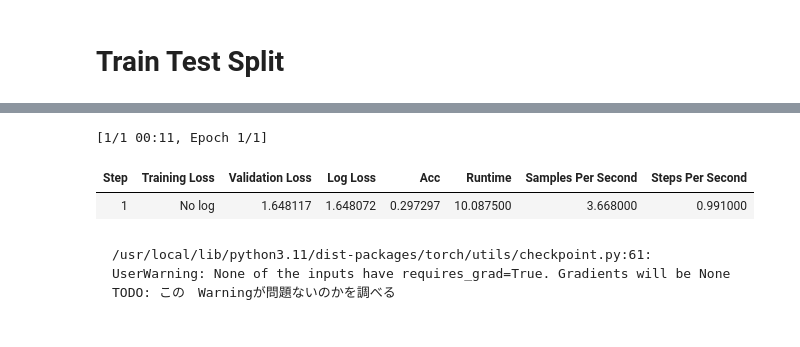
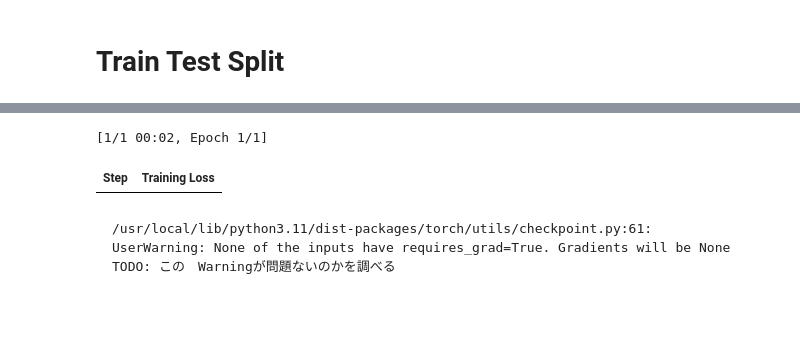
Before and after one commit to sinchir0/lmsys, a Jupyter notebook: lmsys/exp/exp055.ipynb, the cells around one changed output, grey strips where cells are left out. Saved outputs shown, nothing was run; the diff lists cells and outputs as text; code cells hidden in the pictures.

````diff
--- a/lmsys/exp/exp055.ipynb
+++ b/lmsys/exp/exp055.ipynb
@@ -424,4 +366,7 @@ data_collator = DataCollatorWithPadding(tokenizer=tokenizer, pad_to_multiple_of=
 # %%
+def make_format(prompt_text: str, response_a: str, response_b: str) -> str:
+    return f"### Instruction\n\nWhich model's answer is appropriate for the prompt?　If both are appropriate, answer `tie`.\n\n### Prompt\n{prompt_text}\n\n### A\n{response_a}\n\n### B\n{response_b}"
+
 def cut_most_length_text(prompt: str, response_a: str, response_b: str, cut_num: int):
 
     prompt_len = len(prompt.split(" "))
@@ -440,7 +385,8 @@ def cut_most_length_text(prompt: str, response_a: str, response_b: str, cut_num:
     return prompt, response_a, response_b
 
 def tokenize(example):
-    cut_len = TRAINING_MAX_LENGTH - 16 # bos, '\n\n', '<', 'prompt', '>:',  '<', 'response', '_', 'a', '>:', '<',  'response',  '_',  'b',  '>:', eos
+    # cut_len = TRAINING_MAX_LENGTH - 16 -36 # 16はbos, '\n\n', '<', 'prompt', '>:',  '<', 'response', '_', 'a', '>:', '<',  'response',  '_',  'b',  '>:', eos
+    cut_len = TRAINING_MAX_LENGTH -36 # # 36はプロンプトのtoken数
 
     # 要素が　null　の場合を""に置換する
     # listにする
@@ -448,11 +394,12 @@ def tokenize(example):
     response_a = " ".join(eval(example["response_a"], {"null": ""}))
     response_b = " ".join(eval(example["response_b"], {"null": ""}))
 
-    prompt = "<prompt>: " + prompt
-    response_a = "\n\n<response_a>: " + response_a
-    response_b = "\n\n<response_b>: " + response_b
+    # prompt = "<prompt>: " + prompt
+    # response_a = "\n\n<response_a>: " + response_a
+    # response_b = "\n\n<response_b>: " + response_b
 
-    texts = prompt + response_a + response_b
+    # texts = prompt + response_a + response_b
+    texts = make_format(prompt, response_a, response_b)
 
     # 収まるまで、最も長いテキストを1単語ずつ減らす
     # 遅い、5000件で1分ぐらいかかる
@@ -593,24 +501,26 @@ training_args = TrainingArguments(
     per_device_train_batch_size=TRAIN_BS,
     gradient_accumulation_steps=GRAD_ACC_STEP,
     eval_accumulation_steps=GRAD_ACC_STEP,
-    per_device_eval_batch_size=EVAL_BS,
+    # per_device_eval_batch_size=EVAL_BS,
     num_train_epochs=EPOCH,
     weight_decay=0.01,
-    eval_strategy="steps",
-    eval_steps=0.1,
+    do_eval=False,
+    # eval_strategy="steps",
+    eval_strategy="no",
+    # eval_steps=0.1,
     save_strategy="steps",
     save_steps=0.1,
     save_total_limit=10,
     logging_steps=2,
     seed=SEED,
-    metric_for_best_model="eval_loss",
+    # metric_for_best_model="eval_loss",
     warmup_ratio=0.1,
     lr_scheduler_type="cosine_with_restarts", # "linear", # "constant_with_warmup",
     report_to=REPORT_TO,
     run_name=EXP_NAME,
-    load_best_model_at_end=True,
+    # load_best_model_at_end=True,
     fp16=True,
-    fp16_full_eval=True,
+    # fp16_full_eval=True,
     gradient_checkpointing=True,
     optim="adamw_8bit",
 )
@@ -618,49 +528,49 @@ training_args = TrainingArguments(
 trainer = Trainer(
     model=model,
     args=training_args,
-    train_dataset=train_valid_dataset["train"],
+    # train_dataset=train_valid_dataset["train"],
+    train_dataset=train_dataset,
     # train_dataset=ConcatDataset(train_valid_dataset["train"]),
-    eval_dataset=train_valid_dataset["valid"],
+    # eval_dataset=train_valid_dataset["valid"],
     # eval_dataset=ConcatDataset(train_valid_dataset["valid"]),
     tokenizer=tokenizer,
     data_collator=data_collator,
-    compute_metrics=compute_metrics,
+    # compute_metrics=compute_metrics,
 )
 # %%
 if TRAINING:
     # モデルの学習
     trainer.train(
         resume_from_checkpoint = RESUME_FROM_CHECKPOINT if RESUME_FROM_CHECKPOINT else None
     )
     # ログの保存に利用したストレージを削除
-    os.system(f"rm -rf {MODEL_OUTPUT_PATH}/checkpoint-*")
+    # os.system(f"rm -rf {MODEL_OUTPUT_PATH}/checkpoint-*")
     # モデルの保存
     trainer.save_model(MODEL_OUTPUT_PATH)
 else:
     # TRAINED_MODEL_PATHを用いて、学習済のモデルを読み込む
     model = AutoModelForSequenceClassification.from_pretrained(
         TRAINED_MODEL_PATH,
         num_labels=NUM_LABELS,
     )
     # model = CustomDebertaSequenceClassification.from_pretrained(MODEL_NAME)
 
     args = TrainingArguments(
         ".",
         per_device_eval_batch_size=4,
         report_to="none",
         fp16=True,
     )
 
     trainer = Trainer(
         model=model,
         args=args,
         data_collator=data_collator,
         tokenizer=tokenizer,
     )
 # %% [output]
-[1/1 00:11, Epoch 1/1]
+[1/1 00:02, Epoch 1/1]
-| Step | Training Loss | Validation Loss | Log Loss | Acc | Runtime | Samples Per Second | Steps Per Second |
-| 1 | No log | 1.648117 | 1.648072 | 0.297297 | 10.087500 | 3.668000 | 0.991000 |
+| Step | Training Loss |
 # %% [markdown]
 ```
 /usr/local/lib/python3.11/dist-packages/torch/utils/checkpoint.py:61: UserWarning: None of the inputs have requires_grad=True. Gradients will be None
````
Also changed, not shown: parts of 15 cells of this notebook.
